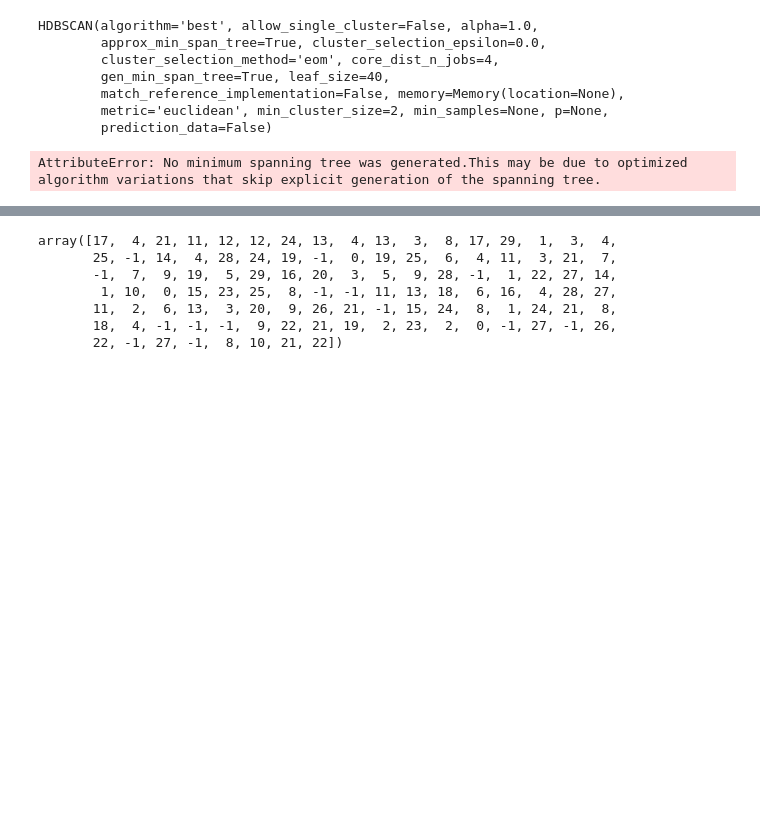
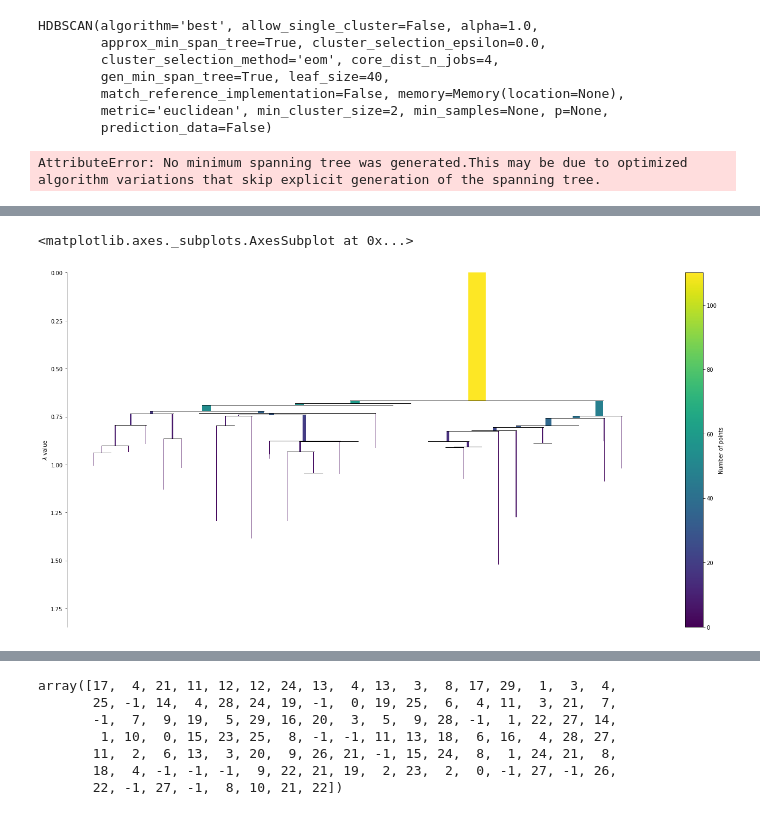
Before and after one commit to Aalto-LeTech/CodeClustersModeling, a Jupyter notebook: notebooks/metrics.ipynb, the cells around one changed output, grey strips where cells are left out. Drawn from its saved outputs; the diff is of its cells as text; code cells hidden in the pictures; blank space fills up the shorter version.

```diff
--- a/notebooks/metrics.ipynb
+++ b/notebooks/metrics.ipynb
@@ -346,0 +349,6 @@ clusterer.single_linkage_tree_.plot(cmap='viridis', colorbar=True)
+# %%
+plt.figure(3,figsize=(24,12))
+clusterer.condensed_tree_.plot()
+# %% [output]
+<matplotlib.axes._subplots.AxesSubplot at 0x...>
+[figure, added]
```
Also changed, not shown: parts of 4 cells of this notebook, 3 other files.
